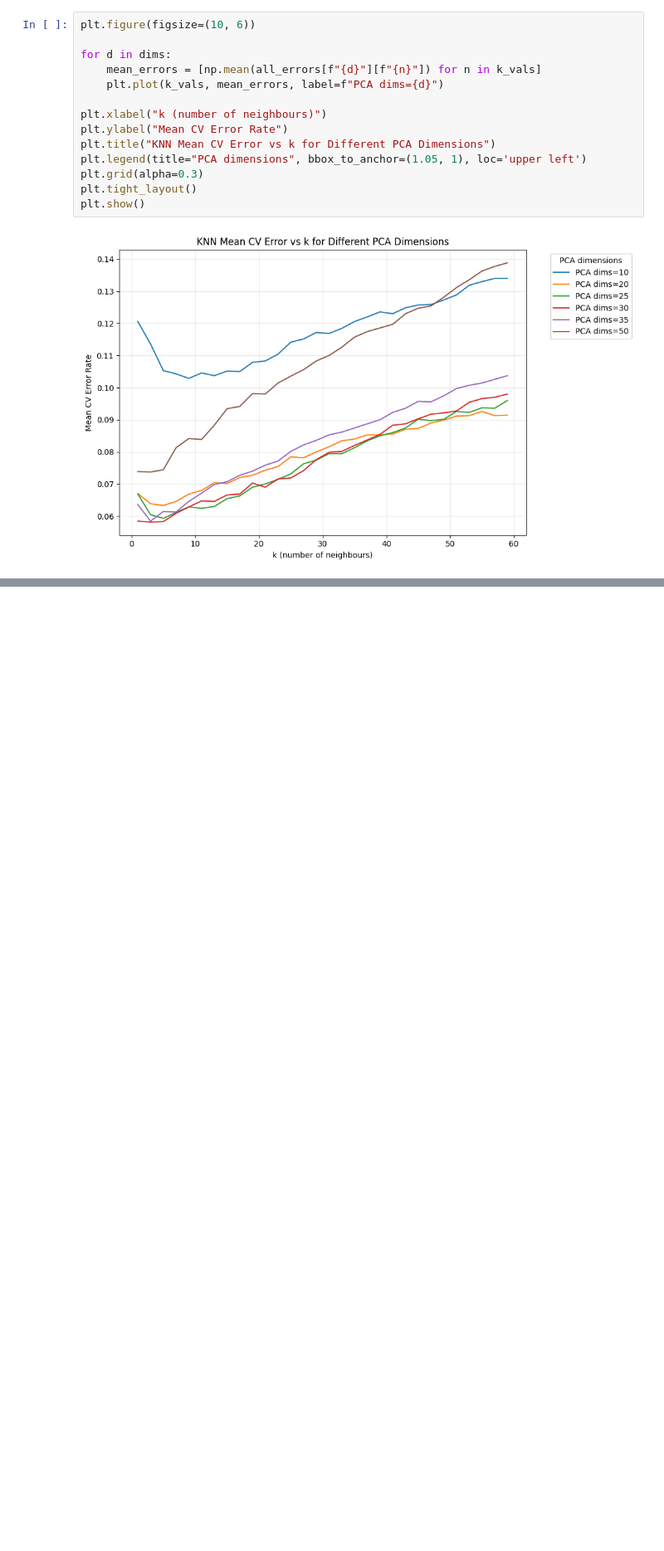
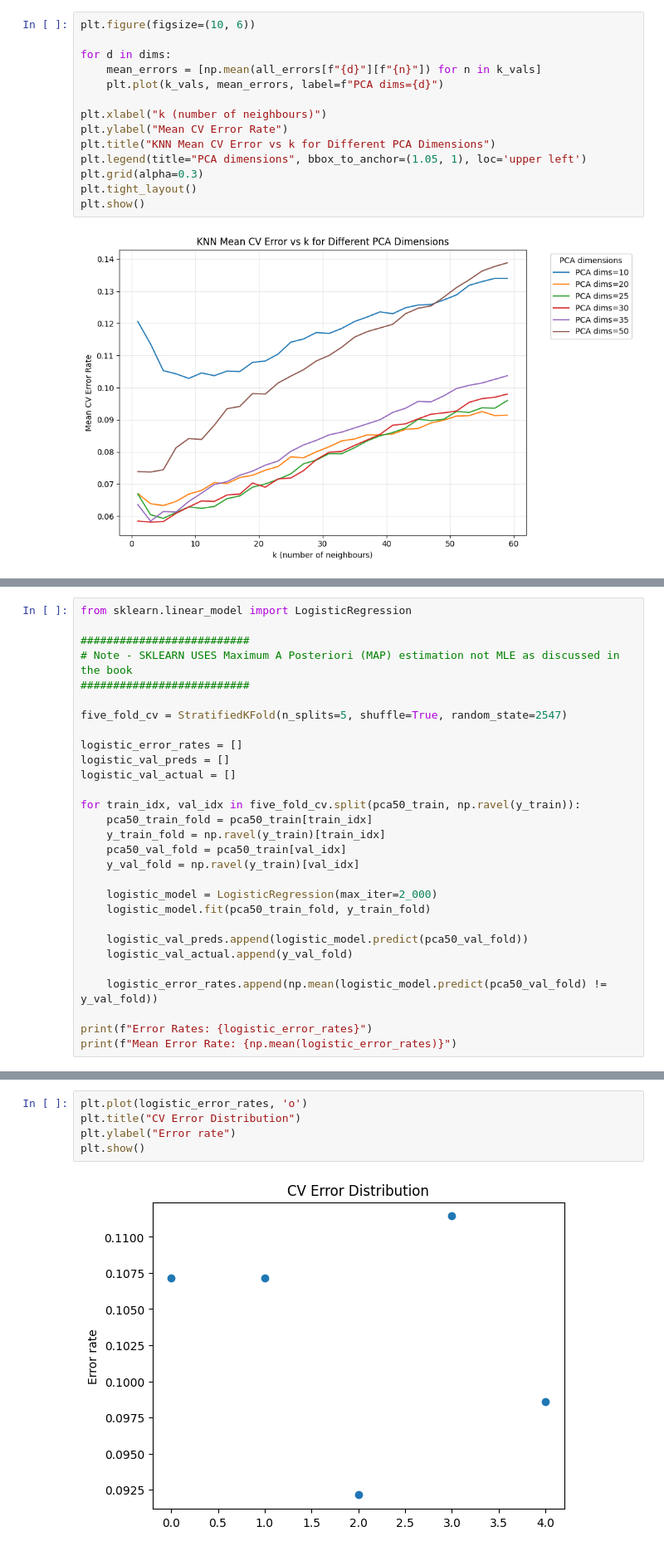
Before and after one commit to wang75131-create/Statistical-learning-for-big-data-Spring-26, a Jupyter notebook: Project1Py-KNN-Random.ipynb, the cells around one changed output, grey strips where cells are left out. Shown at 83% size. Saved outputs shown, nothing was run; the diff lists cells and outputs as text; blank space fills up the shorter version.

```diff
--- a/Project1Py-KNN-Random.ipynb
+++ b/Project1Py-KNN-Random.ipynb
@@ -338,0 +363,29 @@ plt.show()
+# %%
+from sklearn.linear_model import LogisticRegression
+
+##########################
+# Note - SKLEARN USES Maximum A Posteriori (MAP) estimation not MLE as discussed in the book
+##########################
+
+five_fold_cv = StratifiedKFold(n_splits=5, shuffle=True, random_state=2547)
+
+logistic_error_rates = []
+logistic_val_preds = []
+logistic_val_actual = []
+
+for train_idx, val_idx in five_fold_cv.split(pca50_train, np.ravel(y_train)):
+    pca50_train_fold = pca50_train[train_idx]
+    y_train_fold = np.ravel(y_train)[train_idx]
+    pca50_val_fold = pca50_train[val_idx]
+    y_val_fold = np.ravel(y_train)[val_idx]
+
+    logistic_model = LogisticRegression(max_iter=2_000)
+    logistic_model.fit(pca50_train_fold, y_train_fold)
+
+    logistic_val_preds.append(logistic_model.predict(pca50_val_fold))
+    logistic_val_actual.append(y_val_fold)
+
+    logistic_error_rates.append(np.mean(logistic_model.predict(pca50_val_fold) != y_val_fold))
+
+print(f"Error Rates: {logistic_error_rates}")
+print(f"Mean Error Rate: {np.mean(logistic_error_rates)}")
@@ -338,0 +425,7 @@ plt.show()
+# %%
+plt.plot(logistic_error_rates, 'o')
+plt.title("CV Error Distribution")
+plt.ylabel("Error rate")
+plt.show()
+# %% [output]
+[figure, added]
```
Also changed, not shown: parts of 20 cells of this notebook.
